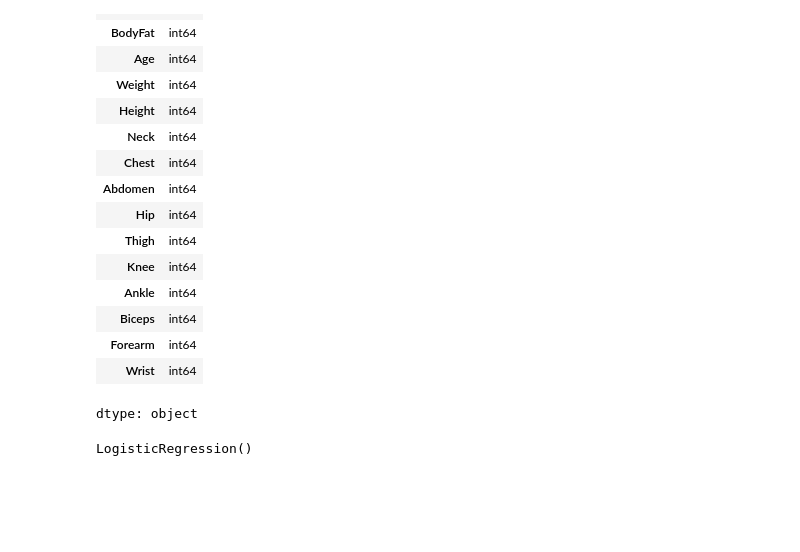
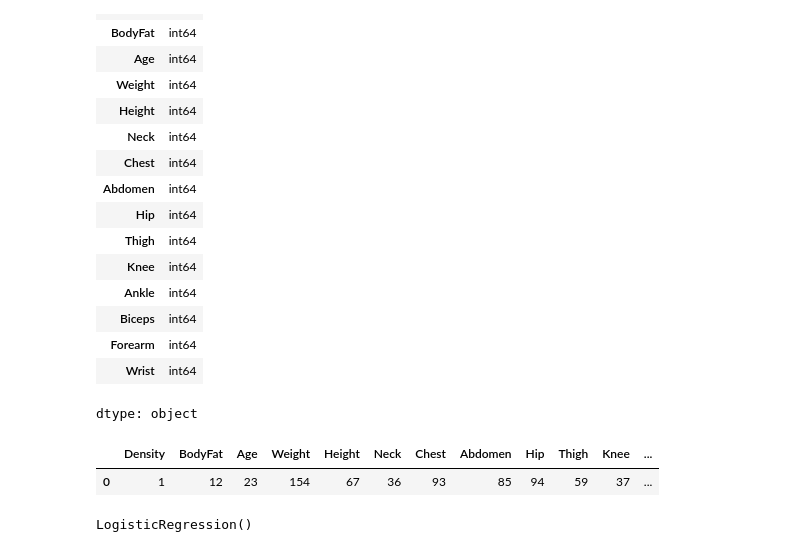
Before and after one commit to asmaalkurbi/bodyfat, a Jupyter notebook: bodyfatdata.ipynb, the cells around one changed output. Cells and saved outputs as stored; diff of their text form; code cells hidden in the pictures; blank space fills up the shorter version.

```diff
--- a/bodyfatdata.ipynb
+++ b/bodyfatdata.ipynb
@@ -475,6 +474,11 @@ body.dtypes
 | Forearm | int64 |
 | Wrist | int64 |
 dtype: object
+# %%
+body.head(1)
+# %% [output]
+|  | Density | BodyFat | Age | Weight | Height | Neck | Chest | Abdomen | Hip | Thigh | Knee | ... |
+| 0 | 1 | 12 | 23 | 154 | 67 | 36 | 93 | 85 | 94 | 59 | 37 | ... |
 # %%
 # Binning BodyFat into 3 equal-sized bins
 y_binned, bins = pd.cut(body['BodyFat'], bins=2, labels=[0, 1], retbins=True)
```
Also changed, not shown: parts of 21 cells of this notebook.
